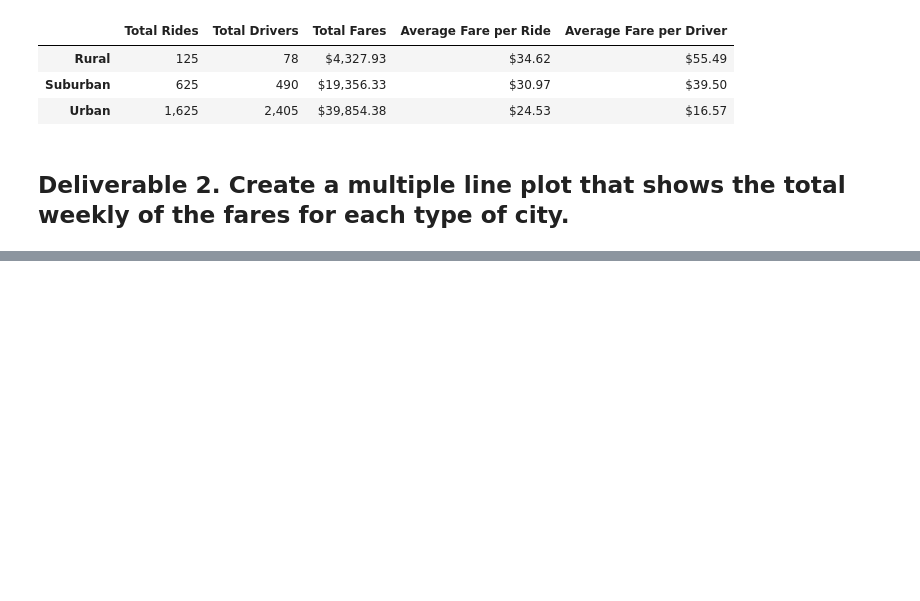
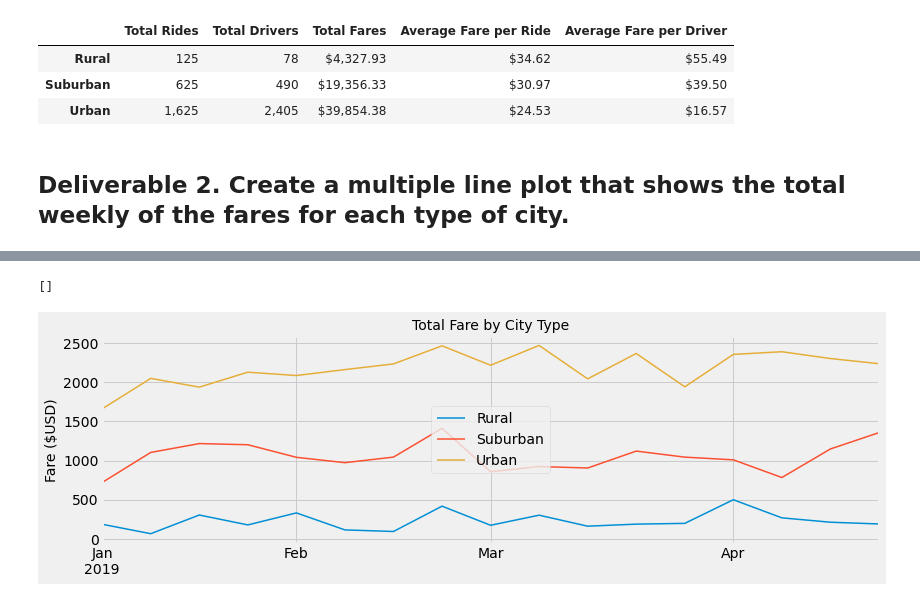
Before and after one commit to nikki4944/PyBer_Analysis, a Jupyter notebook: PyBer_Challenge.ipynb, the cells around one changed output, grey strips where cells are left out. Saved outputs shown, nothing was run; the diff lists cells and outputs as text; code cells hidden in the pictures; blank space fills up the shorter version.

```diff
--- a/PyBer_Challenge.ipynb
+++ b/PyBer_Challenge.ipynb
@@ -92,3 +87,5 @@ pyber_summary_df
 # %%
 # 4. Create a pivot table with the 'date' as the index, the columns ='type', and values='fare'
 # to get the total fares for each type of city by the date.
+date_type_pivot= date_type.pivot( index= "date", columns= "type", values= "fare")
+date_type_pivot.head(10)
@@ -95,7 +105,8 @@ pyber_summary_df
 # %%
 # 5. Create a new DataFrame from the pivot table DataFrame using loc on the given dates, '2019-01-01':'2019-04-29'.
+date_type_pivot= date_type_pivot.loc["2019-01-01":"2019-04-28"]
 # %%
 # 6. Set the "date" index to datetime datatype. This is necessary to use the resample() method in Step 8.
-# df.index = pd.to_datetime(df.index)
+date_type_pivot.index = pd.to_datetime(date_type_pivot.index)
 # %%
 # 7. Check that the datatype for the index is datetime using df.info()
@@ -102,2 +125,5 @@ pyber_summary_df
 # %%
 # 8. Create a new DataFrame using the "resample()" function by week 'W' and get the sum of the fares for each week.
+date_type_week= date_type_pivot.resample("W").sum()
+date_type_week.index.name= None
+date_type_week
@@ -104,7 +149,18 @@ pyber_summary_df
 # %%
 # 8. Using the object-oriented interface method, plot the resample DataFrame using the df.plot() function.
-
+#fig= plt.figure()
+ax= date_type_week.plot(figsize=(12,4), linewidth=1.5)
+ax.set_ylabel("Fare ($USD)", fontsize= 14)
+ax.set_title("Total Fare by City Type", fontsize= 14)
+ax.legend(date_type_week.columns, loc="center")
+plt.tight_layout()
 # Import the style from Matplotlib.
 from matplotlib import style
 # Use the graph style fivethirtyeight.
 style.use('fivethirtyeight')
+#Save plot
+plt.savefig("Analysis/PyBer_fare_summary.png")
+ax.plot()
+# %% [output]
+[]
+[figure, added]
```
Also changed, not shown: parts of 7 cells of this notebook, 3 other files.
